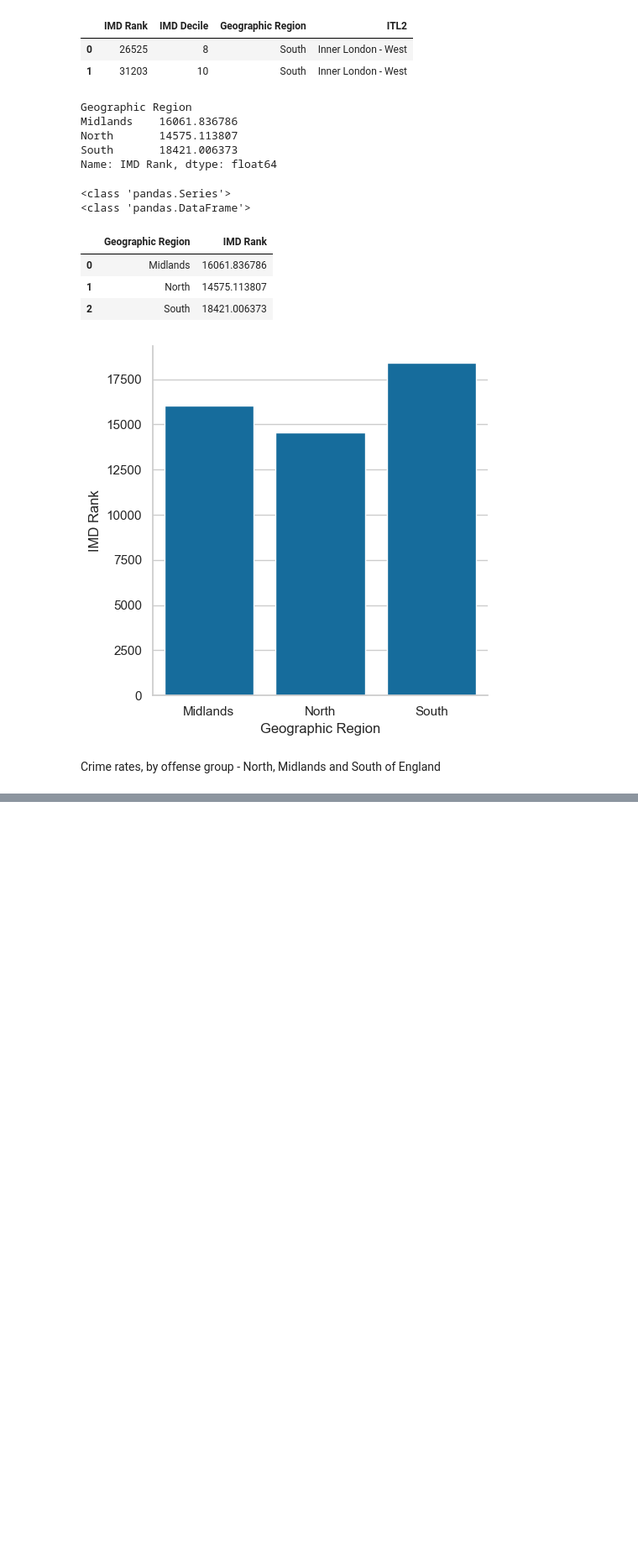
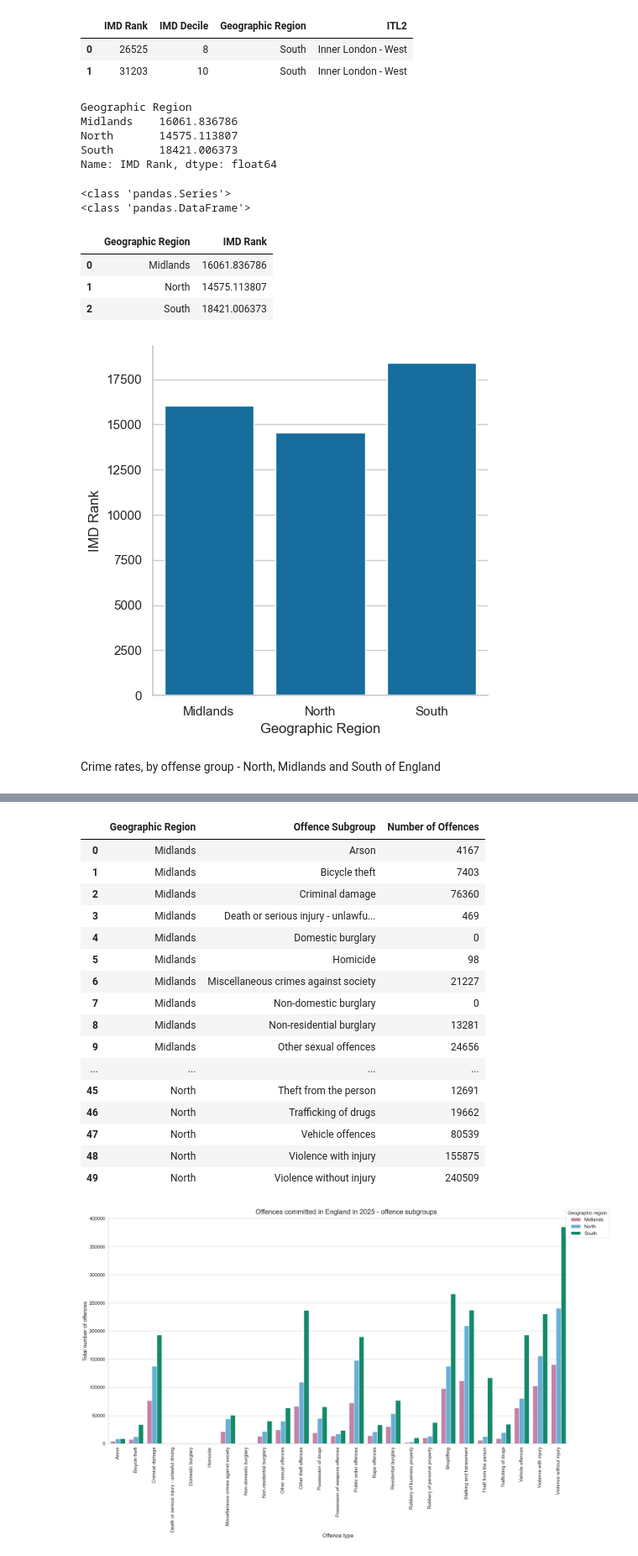
Before and after one commit to idilabdulle/Group-1-Project, a Jupyter notebook: North_Midlands_South_visualisation.ipynb, the cells around one changed output, grey strips where cells are left out. Shown at 84% size. Cells and saved outputs as stored; diff of their text form; code cells hidden in the pictures; blank space fills up the shorter version.

Commit message:
Edits to graphs

```diff
--- a/North_Midlands_South_visualisation.ipynb
+++ b/North_Midlands_South_visualisation.ipynb
@@ -176,0 +191,62 @@ Name: Number of Offences, dtype: float64
+# %%
+crime_df = pd.read_csv('CLEANED-regional_forces_crime_data_2024-2025.csv')
+
+# Visually checking the head of the data
+display(crime_df.head(2))
+
+# Renaming ITL1 regions and grouping into North, Midlands or South
+crime_df_v2 = crime_df.replace({'North East (England)': 'North', 'North West (England)': 'North',\
+                                'Yorkshire and The Humber': 'North', 'East Midlands': 'Midlands',\
+                               'West Midlands': 'Midlands', 'East (England)': 'South', 'London':'South',\
+                               'South East (England)':'South', 'South West (England)': 'South'}, inplace=True)
+crime_df_v2.rename(columns={'ITL1 region': 'Geographic Region'}, inplace=True)
+
+# Check changes have been made correctly
+display(crime_df_v2.head(2))
+
+# Total offences by geographic region
+# Preparing/grouping the dataset, as required for the following graph
+# Number of offences unit is now in millions
+crime_s = crime_df_v2.groupby(['Geographic Region', 'Offence Subgroup'])['Number of Offences'].sum()
+display(crime_s.head(20))
+
+# Descriptive statistics for the number of offenses in England
+display(crime_s.describe())
+
+# To note: the .groupby() function has changed the df to a series
+# Need to convert back to a df, to then use the seaborn .catplot() function
+print(type(crime_s))
+crime_df_v3 = crime_s.reset_index()
+print(type(crime_df_v3))
+#crime_df_v3.rename(columns={'Number of Offences': 'Number of Offences (millions)'}, inplace=True)
+display(crime_df_v3.head(50))
+
+#Creating the graph
+sns.set_theme(style='whitegrid')
+
+# One of the best coluor palettes for colour blindness is 'okabeito'
+
+okabeito = ['#CC79A7', '#56B4E9', '#009E73',\
+           '#E69F00', '#0072B2', '#F0E442',\
+           '#D55E00']
+sns.set_palette(okabeito)
+
+crime_graph = sns.catplot(
+                data=crime_df_v3, kind='bar',
+                x='Offence Subgroup', y='Number of Offences',
+                hue='Geographic Region', alpha=1,
+                height=10, aspect=2
+)
+
+crime_graph.fig.suptitle('Offences committed in England in 2025 - offence subgroups', y=1.02, fontsize=20)
+crime_graph.set_xlabels('Offence type', fontsize=16)
+crime_graph.set_ylabels('Total number of offences', fontsize=16, x=-1.05)
+crime_graph.set_xticklabels(rotation=90, fontsize=14)
+crime_graph.set_yticklabels(fontsize=14)
+crime_graph.set(ylim=(0, 400000))
+crime_graph._legend.remove()
+crime_graph.fig.legend(title='Geographic region', title_fontsize=14, fontsize=14)
+
+plt.show()
+# plt.savefig('Total offences committed in England in 2025 (North, South, Midlands)(subgroups)')
+# %% [output]
@@ -176,0 +287,18 @@ Name: Number of Offences, dtype: float64
+|  | Geographic Region | Offence Subgroup | Number of Offences |
+| 0 | Midlands | Arson | 4167 |
+| 1 | Midlands | Bicycle theft | 7403 |
+| 2 | Midlands | Criminal damage | 76360 |
+| 3 | Midlands | Death or serious injury - unlawfu... | 469 |
+| 4 | Midlands | Domestic burglary | 0 |
+| 5 | Midlands | Homicide | 98 |
+| 6 | Midlands | Miscellaneous crimes against society | 21227 |
+| 7 | Midlands | Non-domestic burglary | 0 |
+| 8 | Midlands | Non-residential burglary | 13281 |
+| 9 | Midlands | Other sexual offences | 24656 |
+| ... | ... | ... | ... |
+| 45 | North | Theft from the person | 12691 |
+| 46 | North | Trafficking of drugs | 19662 |
+| 47 | North | Vehicle offences | 80539 |
+| 48 | North | Violence with injury | 155875 |
+| 49 | North | Violence without injury | 240509 |
+[figure, added]
```
Also changed, not shown: parts of 7 cells of this notebook, 1 other file.
